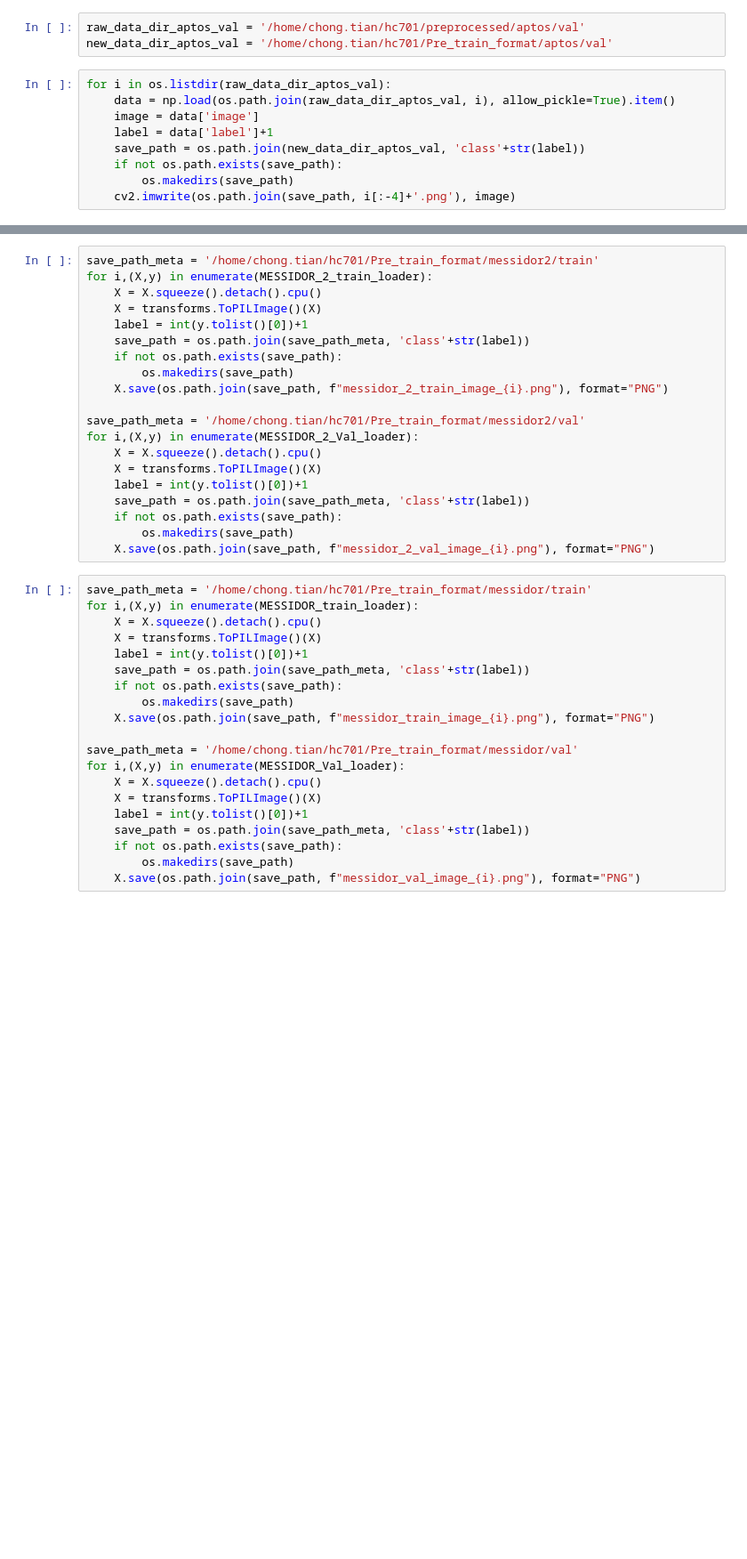
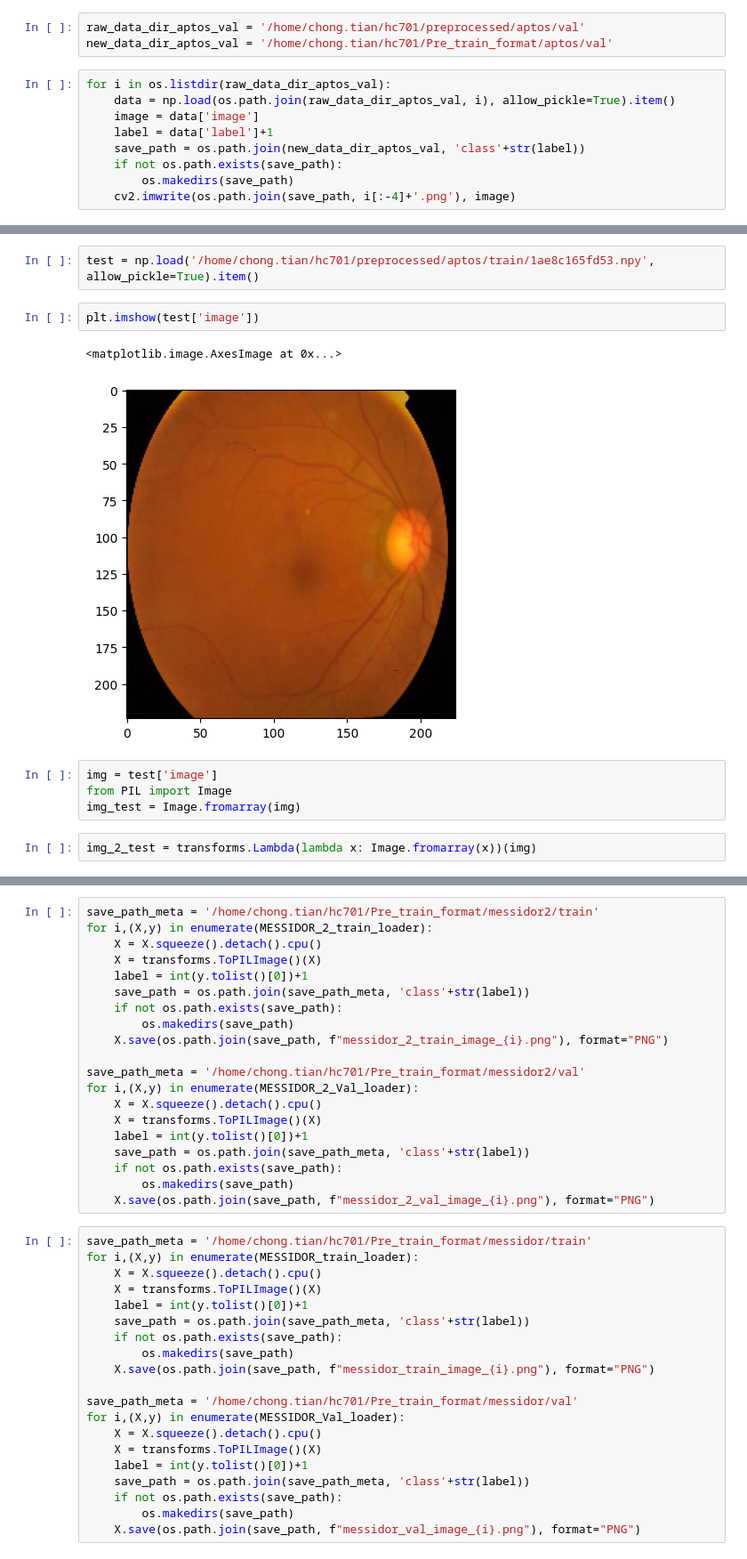
Before and after one commit to Arctic-Xiangjian/HC701-PROJECT, a Jupyter notebook: hc701fed/preprocess/for_SparK.ipynb, the cells around one changed output, grey strips where cells are left out. Shown: that part at 89% size. Cells and saved outputs as stored; diff of their text form; blank space fills up the shorter version.

```diff
--- a/hc701fed/preprocess/for_SparK.ipynb
+++ b/hc701fed/preprocess/for_SparK.ipynb
@@ -103,0 +136,13 @@ MESSIDOR_Val_loader = torch.utils.data.DataLoader(MESSIDOR_Val, batch_size=1, sh
+# %%
+test = np.load('/home/chong.tian/hc701/preprocessed/aptos/train/1ae8c165fd53.npy', allow_pickle=True).item()
+# %%
+plt.imshow(test['image'])
+# %% [output]
+<matplotlib.image.AxesImage at 0x...>
+[figure, added]
+# %%
+img = test['image']
+from PIL import Image
+img_test = Image.fromarray(img)
+# %%
+img_2_test = transforms.Lambda(lambda x: Image.fromarray(x))(img)
```
Also changed, not shown: parts of 27 cells of this notebook, 4 other files.
